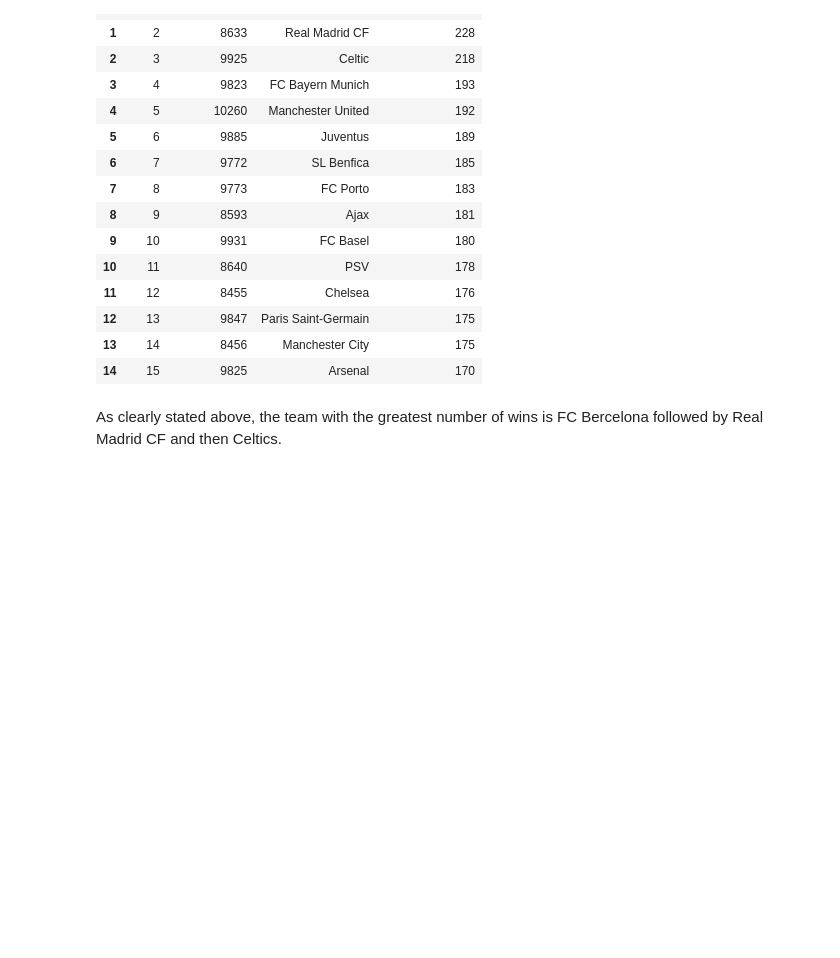
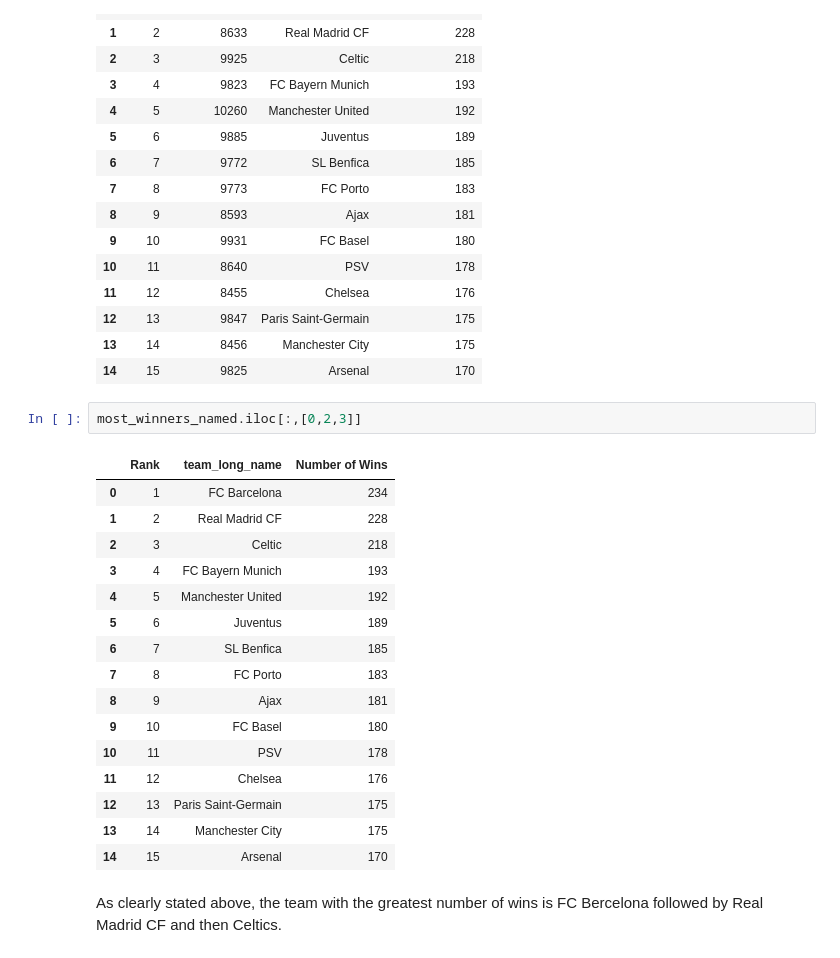
Before and after one commit to msarraj-edu/Investigating-Kaggle-Soccer-Dataset, a Jupyter notebook: Investigating-Kaggle_Soccer-Dataset.ipynb, the cells around one changed output. Drawn from its saved outputs; the diff is of its cells as text; blank space fills up the shorter version.

```diff
--- a/Investigating-Kaggle_Soccer-Dataset.ipynb
+++ b/Investigating-Kaggle_Soccer-Dataset.ipynb
@@ -152,6 +152,25 @@ display(most_winners_named)
 | 12 | 13 | 9847 | Paris Saint-Germain | 175 |
 | 13 | 14 | 8456 | Manchester City | 175 |
 | 14 | 15 | 9825 | Arsenal | 170 |
+# %%
+most_winners_named.iloc[:,[0,2,3]]
+# %% [output]
+|  | Rank | team_long_name | Number of Wins |
+| 0 | 1 | FC Barcelona | 234 |
+| 1 | 2 | Real Madrid CF | 228 |
+| 2 | 3 | Celtic | 218 |
+| 3 | 4 | FC Bayern Munich | 193 |
+| 4 | 5 | Manchester United | 192 |
+| 5 | 6 | Juventus | 189 |
+| 6 | 7 | SL Benfica | 185 |
+| 7 | 8 | FC Porto | 183 |
+| 8 | 9 | Ajax | 181 |
+| 9 | 10 | FC Basel | 180 |
+| 10 | 11 | PSV | 178 |
+| 11 | 12 | Chelsea | 176 |
+| 12 | 13 | Paris Saint-Germain | 175 |
+| 13 | 14 | Manchester City | 175 |
+| 14 | 15 | Arsenal | 170 |
 # %% [markdown]
 As clearly stated above, the team with the greatest number of wins is FC Bercelona followed by Real Madrid CF and then Celtics.
 # %% [markdown]
```
Also changed, not shown: parts of 9 cells of this notebook.
